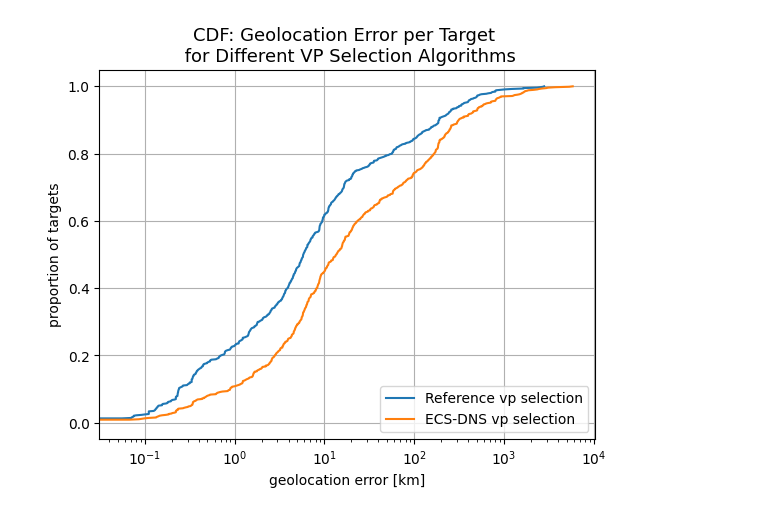
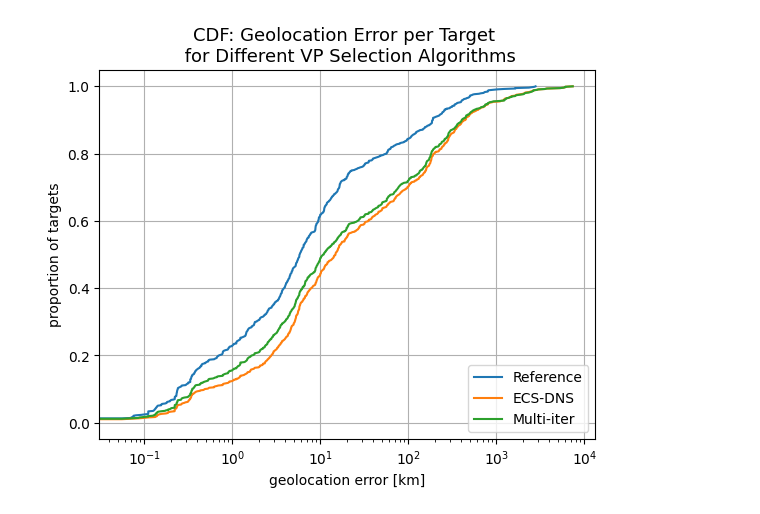
Before and after one commit to dioptra-io/georesolver, a Jupyter notebook: geogiant/analysis/vp_selection_eval.ipynb, the cells around one changed output. Saved outputs shown, nothing was run; the diff lists cells and outputs as text; code cells hidden in the pictures.

```diff
--- a/geogiant/analysis/vp_selection_eval.ipynb
+++ b/geogiant/analysis/vp_selection_eval.ipynb
@@ -15,42 +15,53 @@ vps = load_json(path_settings.OLD_VPS)
 # %%
 # REFERENCE
 ref_error_target = load_pickle(
-    path_settings.RESULTS_PATH / "reference_target_geoloc_error.pickle"
+    path_settings.RESULTS_PATH / "ref_target_geoloc_error.pickle"
 )
 ref_error_subnet = load_pickle(
-    path_settings.RESULTS_PATH / "reference_subnet_geoloc_error.pickle"
+    path_settings.RESULTS_PATH / "ref_subnet_geoloc_error.pickle"
 )
 
 # ECS-DNS
 ecs_dns_error_target = load_pickle(
     path_settings.RESULTS_PATH / "ecs_dns_target_geoloc_error.pickle"
 )
-# ecs_dns_error_subnet = load_pickle(
-#     path_settings.RESULTS_PATH / "ecs_dns_subnet_geoloc_error.pickle"
-# )
+ecs_dns_error_subnet = load_pickle(
+    path_settings.RESULTS_PATH / "ecs_dns_subnet_geoloc_error.pickle"
+)
+
+# MULTI-ITER
+multi_iter_error_target = load_pickle(
+    path_settings.RESULTS_PATH / "multi_iter_target_geoloc_error.pickle"
+)
+multi_iter_error_subnet = load_pickle(
+    path_settings.RESULTS_PATH / "multi_iter_subnet_geoloc_error.pickle"
+)
 # %%
 fig, ax1 = plt.subplots(1, 1)
 
 # # plot results for reference vp selection
 x, y = ecdf([e for e in ref_error_target.values()])
-ax1.plot(x, y, label="Reference vp selection")
+ax1.plot(x, y, label="Reference")
 
 x, y = ecdf([e for e in ecs_dns_error_target.values()])
-ax1.plot(x, y, label="ECS-DNS vp selection")
+ax1.plot(x, y, label="ECS-DNS")
+
+x, y = ecdf([e for e in multi_iter_error_target.values()])
+ax1.plot(x, y, label="Multi-iter")
 
 plt.xlabel("geolocation error [km]")
 plt.ylabel("proportion of targets")
 plt.legend(loc="lower right", fontsize=10)
 plt.xscale("log")
 plt.grid()
 plt.title(
     f"CDF: Geolocation Error per Target \n for Different VP Selection Algorithms",
     fontsize=13,
 )
 plt.savefig(path_settings.FIGURE_PATH / "geoloc_error_all_vp_selection_algo.pdf")
 plt.show()
 # %% [output]
-[figure, old version]
+[figure, new version]
 # %%
 # median errors
 ref_median_error_target = np.median([e for e in ref_error_target.values()])
```
Also changed, not shown: parts of 9 cells of this notebook, 5 other files.
